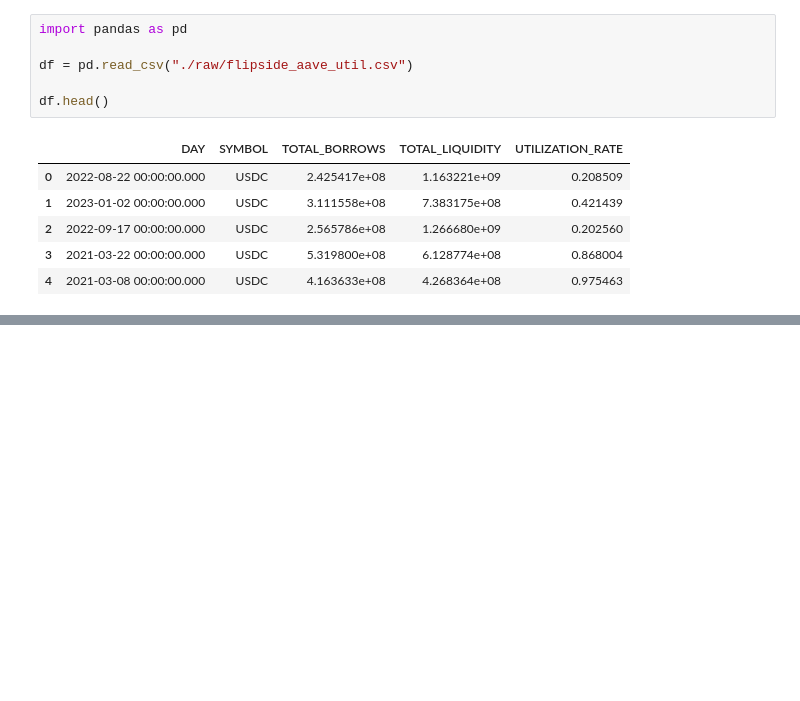
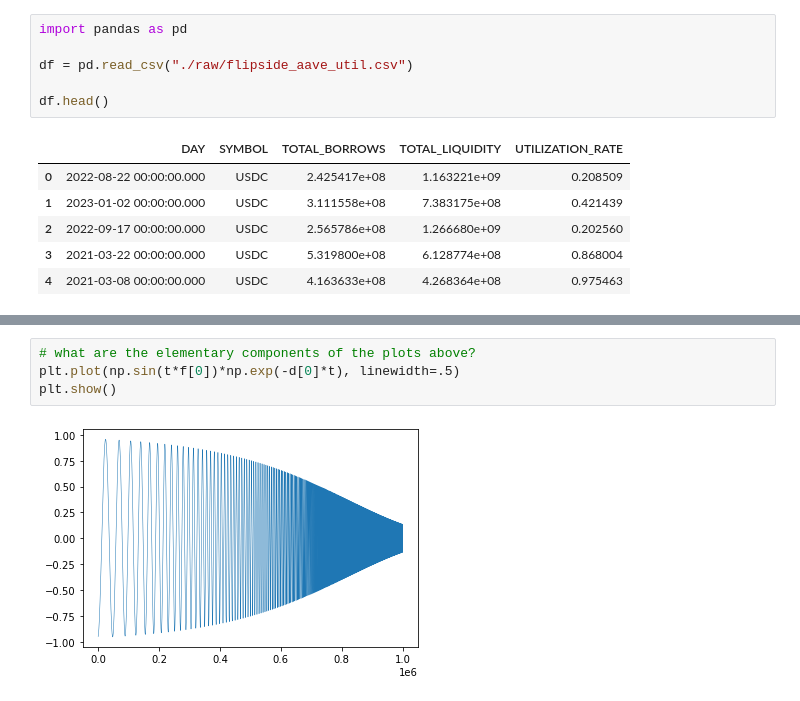
Before and after one commit to PaulApivat/python, a Jupyter notebook: math_mastery/sample_ingestion.ipynb, the cells around one changed output, grey strips where cells are left out. Drawn from its saved outputs; the diff is of its cells as text; blank space fills up the shorter version.

```diff
--- a/math_mastery/sample_ingestion.ipynb
+++ b/math_mastery/sample_ingestion.ipynb
@@ -13,0 +39,6 @@ df.head()
+# %%
+# what are the elementary components of the plots above?
+plt.plot(np.sin(t*f[0])*np.exp(-d[0]*t), linewidth=.5)
+plt.show()
+# %% [output]
+[figure, added]
```
Also changed, not shown: parts of 3 cells of this notebook, 2 other files.
